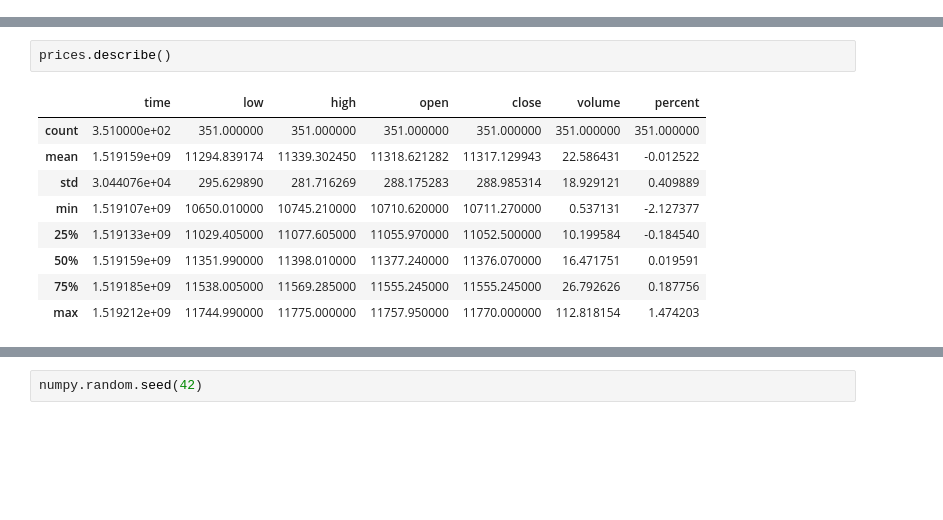
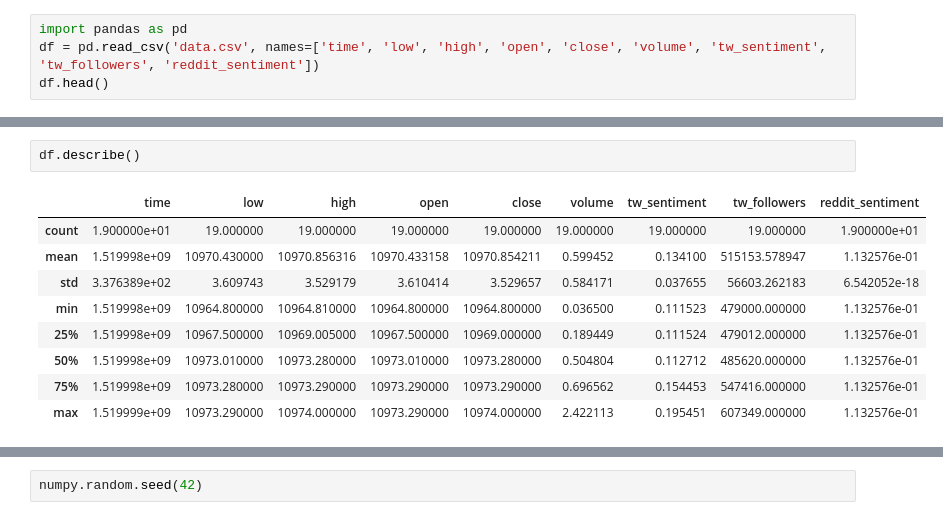
Before and after one commit to scristofari/bitcoin-challenge, a Jupyter notebook: BitCoin Challenge.ipynb, the cells around one changed output, grey strips where cells are left out. Drawn from its saved outputs; the diff is of its cells as text; blank space fills up the shorter version.

```diff
--- a/BitCoin Challenge.ipynb
+++ b/BitCoin Challenge.ipynb
@@ -11,0 +1,4 @@ prices.head()
+# %%
+import pandas as pd
+df = pd.read_csv('data.csv', names=['time', 'low', 'high', 'open', 'close', 'volume', 'tw_sentiment', 'tw_followers', 'reddit_sentiment'])
+df.head()
@@ -12,13 +12,13 @@ prices.head()
 # %%
-prices.describe()
+df.describe()
 # %% [output]
-|  | time | low | high | open | close | volume | percent |
-| count | 3.510000e+02 | 351.000000 | 351.000000 | 351.000000 | 351.000000 | 351.000000 | 351.000000 |
-| mean | 1.519159e+09 | 11294.839174 | 11339.302450 | 11318.621282 | 11317.129943 | 22.586431 | -0.012522 |
-| std | 3.044076e+04 | 295.629890 | 281.716269 | 288.175283 | 288.985314 | 18.929121 | 0.409889 |
-| min | 1.519107e+09 | 10650.010000 | 10745.210000 | 10710.620000 | 10711.270000 | 0.537131 | -2.127377 |
-| 25% | 1.519133e+09 | 11029.405000 | 11077.605000 | 11055.970000 | 11052.500000 | 10.199584 | -0.184540 |
-| 50% | 1.519159e+09 | 11351.990000 | 11398.010000 | 11377.240000 | 11376.070000 | 16.471751 | 0.019591 |
-| 75% | 1.519185e+09 | 11538.005000 | 11569.285000 | 11555.245000 | 11555.245000 | 26.792626 | 0.187756 |
-| max | 1.519212e+09 | 11744.990000 | 11775.000000 | 11757.950000 | 11770.000000 | 112.818154 | 1.474203 |
+|  | time | low | high | open | close | volume | tw_sentiment | tw_followers | reddit_sentiment |
+| count | 1.900000e+01 | 19.000000 | 19.000000 | 19.000000 | 19.000000 | 19.000000 | 19.000000 | 19.000000 | 1.900000e+01 |
+| mean | 1.519998e+09 | 10970.430000 | 10970.856316 | 10970.433158 | 10970.854211 | 0.599452 | 0.134100 | 515153.578947 | 1.132576e-01 |
+| std | 3.376389e+02 | 3.609743 | 3.529179 | 3.610414 | 3.529657 | 0.584171 | 0.037655 | 56603.262183 | 6.542052e-18 |
+| min | 1.519998e+09 | 10964.800000 | 10964.810000 | 10964.800000 | 10964.800000 | 0.036500 | 0.111523 | 479000.000000 | 1.132576e-01 |
+| 25% | 1.519998e+09 | 10967.500000 | 10969.005000 | 10967.500000 | 10969.000000 | 0.189449 | 0.111524 | 479012.000000 | 1.132576e-01 |
+| 50% | 1.519998e+09 | 10973.010000 | 10973.280000 | 10973.010000 | 10973.280000 | 0.504804 | 0.112712 | 485620.000000 | 1.132576e-01 |
+| 75% | 1.519998e+09 | 10973.280000 | 10973.290000 | 10973.290000 | 10973.290000 | 0.696562 | 0.154453 | 547416.000000 | 1.132576e-01 |
+| max | 1.519999e+09 | 10973.290000 | 10974.000000 | 10973.290000 | 10974.000000 | 2.422113 | 0.195451 | 607349.000000 | 1.132576e-01 |
 # %%
```
Also changed, not shown: parts of 9 cells of this notebook, 2 other files.
